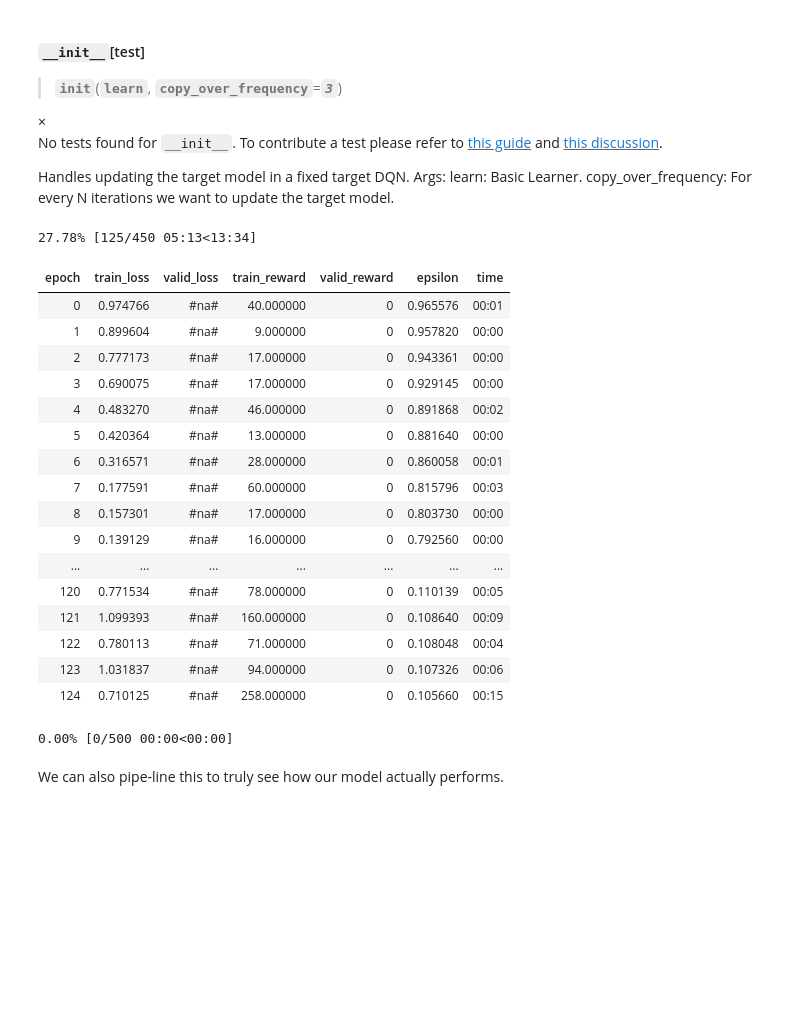
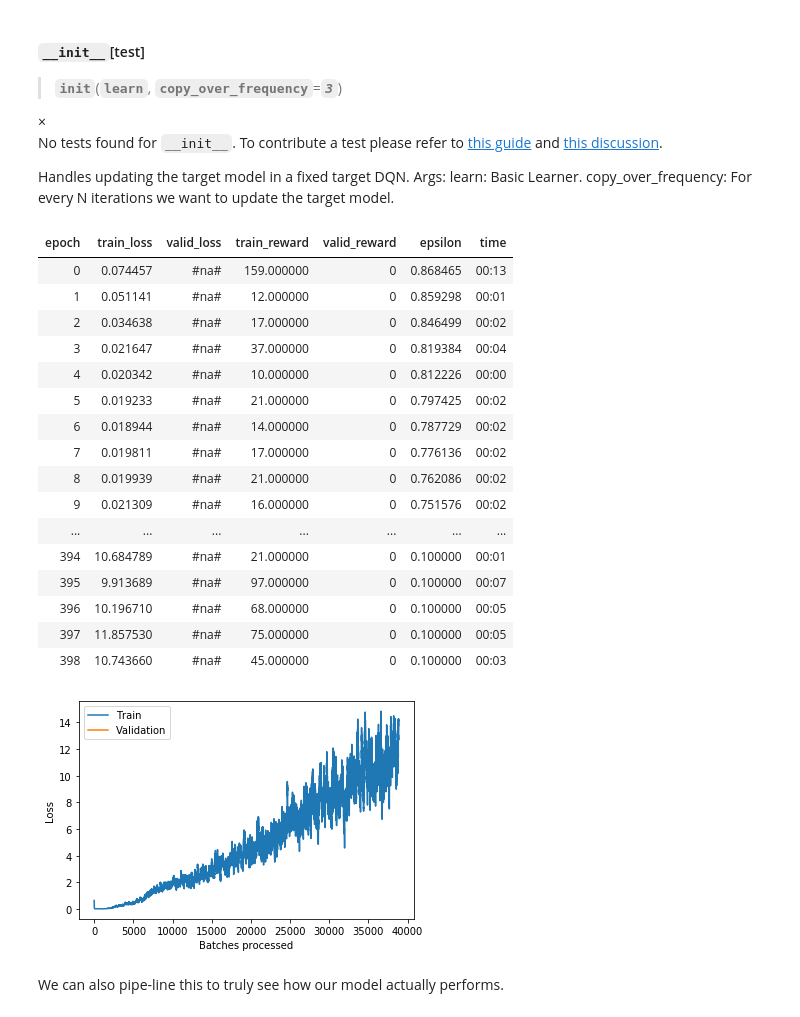
Before and after one commit to josiahls/fast-reinforcement-learning, a Jupyter notebook: docs_src/rl.agents.dqnfixedtarget.ipynb, the cells around one changed output. Saved outputs shown, nothing was run; the diff lists cells and outputs as text; code cells hidden in the pictures; blank space fills up the shorter version.

```diff
--- a/docs_src/rl.agents.dqnfixedtarget.ipynb
+++ b/docs_src/rl.agents.dqnfixedtarget.ipynb
@@ -49,33 +49,32 @@ Handles updating the target model in a fixed target DQN. Args:
     learn: Basic Learner.
     copy_over_frequency: For every N iterations we want to update the target model.
 # %%
-data = MDPDataBunch.from_env('CartPole-v1', render='rgb_array', bs=32, add_valid=False)
-model = FixedTargetDQN(data, memory=ExperienceReplay(memory_size=100000, reduce_ram=True),
-                       optimizer=torch.optim.RMSprop, copy_over_frequency=3)
+data = MDPDataBunch.from_env('CartPole-v1', render='rgb_array', bs=128, add_valid=False)
+model = FixedTargetDQN(data, lr=0.01, memory=ExperienceReplay(memory_size=100000, reduce_ram=True),
+                       optimizer=torch.optim.RMSprop, copy_over_frequency=3, discount=0.99)
 learn = AgentLearner(data, model, callback_fns=[RewardMetric, EpsilonMetric])
 learn.fit(450)
 data.close()
 learn.recorder.plot_losses()
 # %% [output]
-27.78% [125/450 05:13<13:34]
 | epoch | train_loss | valid_loss | train_reward | valid_reward | epsilon | time |
-| 0 | 0.974766 | #na# | 40.000000 | 0 | 0.965576 | 00:01 |
-| 1 | 0.899604 | #na# | 9.000000 | 0 | 0.957820 | 00:00 |
-| 2 | 0.777173 | #na# | 17.000000 | 0 | 0.943361 | 00:00 |
-| 3 | 0.690075 | #na# | 17.000000 | 0 | 0.929145 | 00:00 |
-| 4 | 0.483270 | #na# | 46.000000 | 0 | 0.891868 | 00:02 |
-| 5 | 0.420364 | #na# | 13.000000 | 0 | 0.881640 | 00:00 |
-| 6 | 0.316571 | #na# | 28.000000 | 0 | 0.860058 | 00:01 |
-| 7 | 0.177591 | #na# | 60.000000 | 0 | 0.815796 | 00:03 |
-| 8 | 0.157301 | #na# | 17.000000 | 0 | 0.803730 | 00:00 |
-| 9 | 0.139129 | #na# | 16.000000 | 0 | 0.792560 | 00:00 |
+| 0 | 0.074457 | #na# | 159.000000 | 0 | 0.868465 | 00:13 |
+| 1 | 0.051141 | #na# | 12.000000 | 0 | 0.859298 | 00:01 |
+| 2 | 0.034638 | #na# | 17.000000 | 0 | 0.846499 | 00:02 |
+| 3 | 0.021647 | #na# | 37.000000 | 0 | 0.819384 | 00:04 |
+| 4 | 0.020342 | #na# | 10.000000 | 0 | 0.812226 | 00:00 |
+| 5 | 0.019233 | #na# | 21.000000 | 0 | 0.797425 | 00:02 |
+| 6 | 0.018944 | #na# | 14.000000 | 0 | 0.787729 | 00:02 |
+| 7 | 0.019811 | #na# | 17.000000 | 0 | 0.776136 | 00:02 |
+| 8 | 0.019939 | #na# | 21.000000 | 0 | 0.762086 | 00:02 |
+| 9 | 0.021309 | #na# | 16.000000 | 0 | 0.751576 | 00:02 |
 | ... | ... | ... | ... | ... | ... | ... |
-| 120 | 0.771534 | #na# | 78.000000 | 0 | 0.110139 | 00:05 |
-| 121 | 1.099393 | #na# | 160.000000 | 0 | 0.108640 | 00:09 |
-| 122 | 0.780113 | #na# | 71.000000 | 0 | 0.108048 | 00:04 |
-| 123 | 1.031837 | #na# | 94.000000 | 0 | 0.107326 | 00:06 |
-| 124 | 0.710125 | #na# | 258.000000 | 0 | 0.105660 | 00:15 |
+| 394 | 10.684789 | #na# | 21.000000 | 0 | 0.100000 | 00:01 |
+| 395 | 9.913689 | #na# | 97.000000 | 0 | 0.100000 | 00:07 |
+| 396 | 10.196710 | #na# | 68.000000 | 0 | 0.100000 | 00:05 |
+| 397 | 11.857530 | #na# | 75.000000 | 0 | 0.100000 | 00:05 |
+| 398 | 10.743660 | #na# | 45.000000 | 0 | 0.100000 | 00:03 |
-0.00% [0/500 00:00<00:00]
+[figure, added]
 # %%
 interp = AgentInterpretation(learn, ds_type=DatasetType.Train)
 # %%
```
Also changed, not shown: 8 other files.
